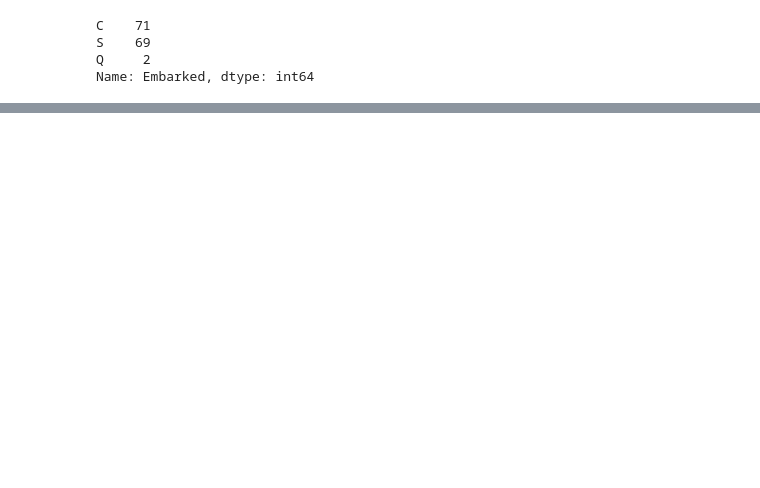
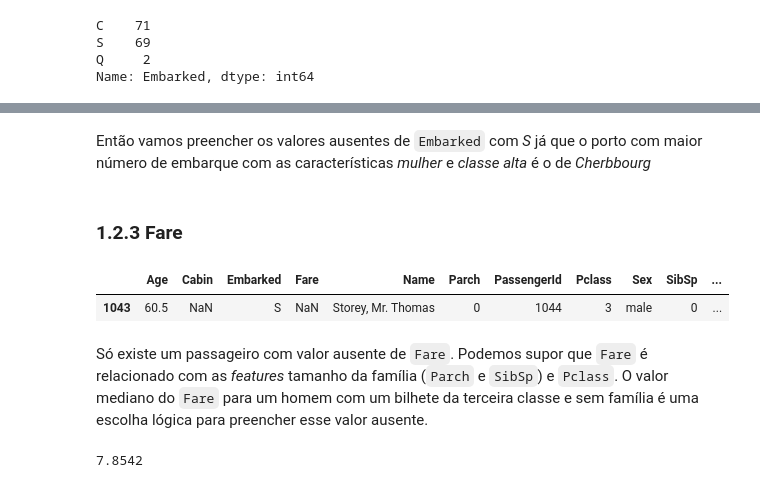
Before and after one commit to kawakami01/data-analysis-and-modeling-kaggle-titanic-competition, a Jupyter notebook: data-analysis-and-modeling-kaggle-titanic-competition.ipynb, the cells around one changed output, grey strips where cells are left out. Drawn from its saved outputs; the diff is of its cells as text; code cells hidden in the pictures; blank space fills up the shorter version.

```diff
--- a/data-analysis-and-modeling-kaggle-titanic-competition.ipynb
+++ b/data-analysis-and-modeling-kaggle-titanic-competition.ipynb
@@ -204,0 +211,2 @@ Informação encontrada nessa página, [Martha Evelyn Stone: Titanic Survivor](h
+# %% [markdown]
+Então vamos preencher os valores ausentes de `Embarked` com *S* já que o porto com maior número de embarque com as características *mulher* e *classe alta* é o de *Cherbbourg*
@@ -204,0 +215,17 @@ Informação encontrada nessa página, [Martha Evelyn Stone: Titanic Survivor](h
+# %% [markdown]
+### 1.2.3 Fare
+# %%
+df_all[df_all['Fare'].isnull()]
+# %% [output]
+|  | Age | Cabin | Embarked | Fare | Name | Parch | PassengerId | Pclass | Sex | SibSp | ... |
+| 1043 | 60.5 | NaN | S | NaN | Storey, Mr. Thomas | 0 | 1044 | 3 | male | 0 | ... |
+# %% [markdown]
+Só existe um passageiro com valor ausente de `Fare`. Podemos supor que `Fare` é relacionado com as *features* tamanho da família (`Parch` e `SibSp`) e `Pclass`. O valor mediano do `Fare` para um homem com um bilhete da terceira classe e sem família é uma escolha lógica para preencher esse valor ausente.
+# %%
+# [3] Somente os de terceira classe; [0] Parch = 0; [0] SibSp = 0
+med_fare = df_all.groupby(['Pclass', 'Parch', 'SibSp']).Fare.median()[3][0][0]
+
+# Preenchendo o valor ausente com a média de Fare de um passageiro sozinho e da terceira classe
+df_all['Fare'] = df_all['Fare'].fillna(med_fare)
+# %% [output]
+7.8542
```
Also changed, not shown: parts of 13 cells of this notebook, 2 other files.
